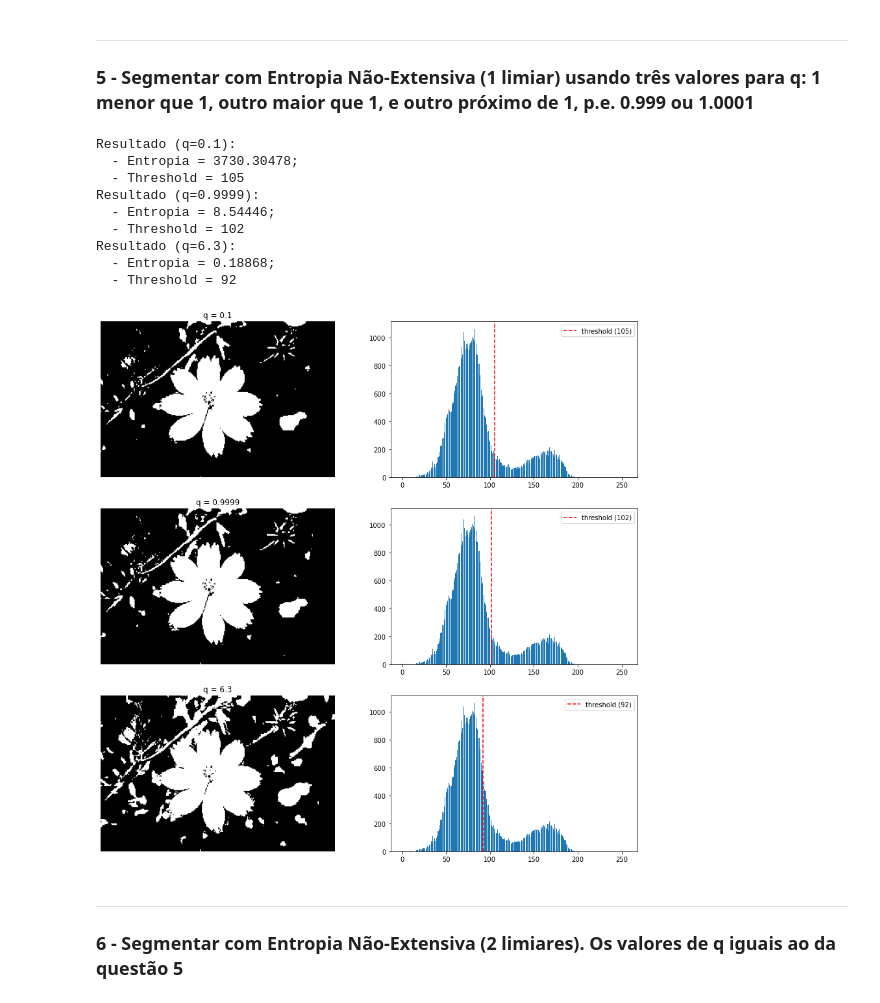
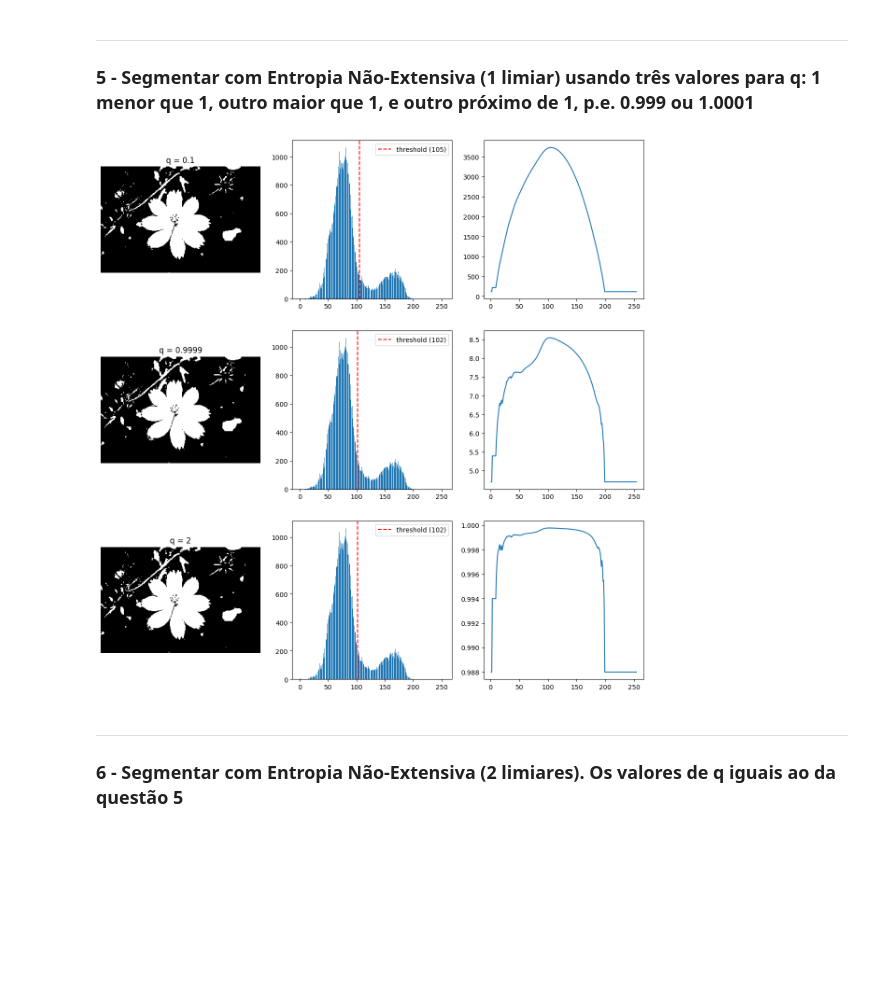
Before and after one commit to phdomingues/FEI-PhD_Masters-Subjects, a Jupyter notebook: ComputerVision/Atv02.ipynb, the cells around one changed output. Drawn from its saved outputs; the diff is of its cells as text; code cells hidden in the pictures; blank space fills up the shorter version.

```diff
--- a/ComputerVision/Atv02.ipynb
+++ b/ComputerVision/Atv02.ipynb
@@ -146,9 +146,7 @@ Ponto(s) de corte escolhido(s): 115.13949678278988
 from dit import Distribution
 from dit.other import tsallis_entropy
 
-fig, axs = plt.subplots(3,2, figsize=(15,15))
-
-for q, ax in zip((0.1, 0.9999, 6.3), axs):
+def img_tsallis_entropy(img_histogram, q, verbose=False):
     entropies = {}
     for i in range(1,255): # Inicio em dois pois nos slices do python o valor antes dos : não é inclusivo (ex :2 significa todos os valores até o indice 1)
         # Divide o histograma em dois
@@ -156,50 +154,49 @@ for q, ax in zip((0.1, 0.9999, 6.3), axs):
         hist_B = img_histogram[i:]
         # Funcao Distribuicao de Probabilidade
         if sum(hist_A) > 0:
             # Gera a distribuicao do histograma, necessario apenas para usar a biblioteca
             pdf_A = (hist_A/sum(hist_A))
             # Encontra a entropia maxima (q=0)
             dist_A = Distribution({f'{i:08b}': pdf_A[i] for i in range(len(pdf_A))})
             # Encontra a entropia para o q fornecido (em cada lado)
-            Smax_A = tsallis_entropy(dist_A, 0)
+            #Smax_A = tsallis_entropy(dist_A, 0)
             # Encontra a entropia total
             entropy_A = tsallis_entropy(dist_A, q)
             entropy_A = entropy_A if not np.isnan(entropy_A) else 0
         else:
             entropy_A = 0
         if sum(hist_B) > 0:
             pdf_B = (hist_B/sum(hist_B))
             dist_B = Distribution({f'{i:08b}': pdf_B[i] for i in range(len(pdf_B))})
-            Smax_B = tsallis_entropy(dist_B, 0)
+            #Smax_B = tsallis_entropy(dist_B, 0)
             entropy_B = tsallis_entropy(dist_B, q)
             entropy_B = entropy_B if not np.isnan(entropy_B) else 0
         else:
             entropy_B = 0
         entropies[i] = entropy_A + entropy_B + (1-q)*entropy_A*entropy_B
-        # Imprime uma tabela de valores
-        # print(f"q = {q:<3} | i = {i:<3} | S(A) = {entropy_A:<8.5f} | S(B) = {entropy_B:.5f} | Sq = {entropies[i]:.5f}")
-
+        if verbose:
+            # Imprime uma tabela de valores
+            print(f"q = {q:<3} | i = {i:<3} | S(A) = {entropy_A:<8.5f} | S(B) = {entropy_B:.5f} | Sq = {entropies[i]:.5f}")
     # Filtra valores nan (resultados de divisao por zero)
     # entropies = {key: value for key, value in entropies.items() if not np.isnan(value)}
     # Encontra o melhor threshold (menor entropia total)
     best_threshold = max(entropies, key=entropies.get)
+    if verbose:
+        print(f"Resultado (q={q}): \n  - Entropia = {entropies[best_threshold]:.5f};\n  - Threshold = {best_threshold}")
+    return (best_threshold, entropies)
 
-    print(f"Resultado (q={q}): \n  - Entropia = {entropies[best_threshold]:.5f};\n  - Threshold = {best_threshold}")
-
+fig, axs = plt.subplots(
+    3, # Rows
+    3, # Cols
+    figsize=(15,15))
+for q, ax in zip((0.1, 0.9999, 2), axs):
+    best_threshold, entropies = img_tsallis_entropy(img_histogram, q, ax, False)
     ax[0].set_title(f"q = {q}")
     show_image(binarize(img, threshold=best_threshold), ax=ax[0])
     plot_histogram(img_histogram, threshold=best_threshold, ax=ax[1])
+    ax[2].plot(entropies.keys(), entropies.values())
 # %% [output]
-Resultado (q=0.1):
-  - Entropia = 3730.30478;
-  - Threshold = 105
-Resultado (q=0.9999):
-  - Entropia = 8.54446;
-  - Threshold = 102
-Resultado (q=6.3):
-  - Entropia = 0.18868;
-  - Threshold = 92
-[figure, old version]
+[figure, new version]
 # %% [markdown]
 ---
 
```
Also changed, not shown: parts of 5 cells of this notebook, 1 other file.
